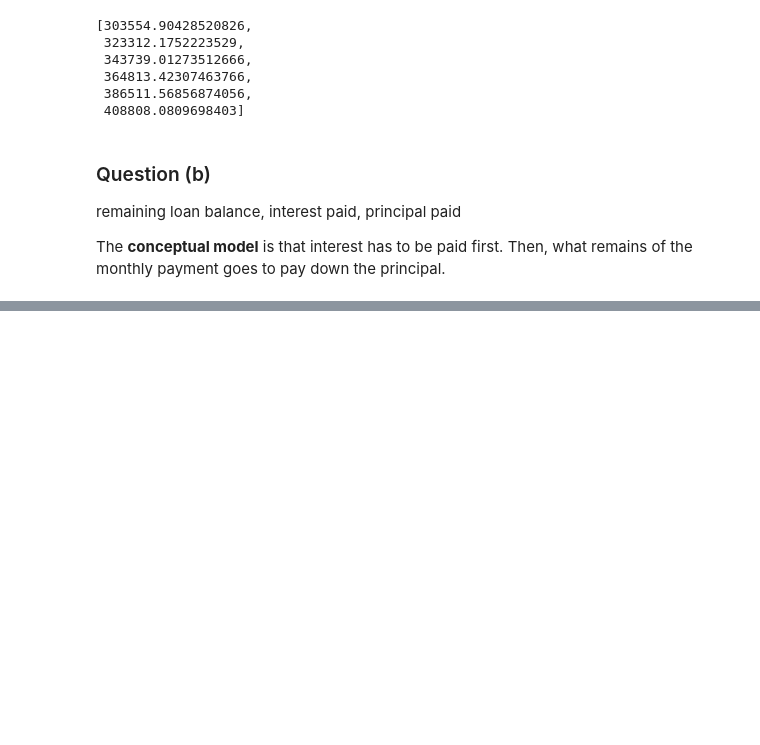
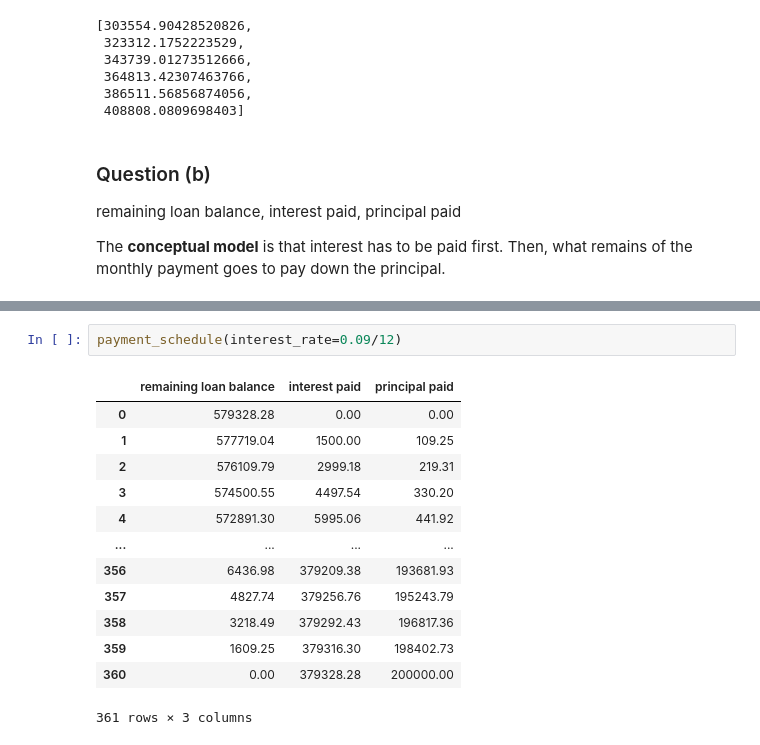
Before and after one commit to gnahz04/itsy, a Jupyter notebook: mortgage calculator.ipynb, the cells around one changed output, grey strips where cells are left out. Drawn from its saved outputs; the diff is of its cells as text; blank space fills up the shorter version.

```diff
--- a/mortgage calculator.ipynb
+++ b/mortgage calculator.ipynb
@@ -89,0 +91,16 @@ with pd.option_context('display.max_rows', None, 'display.max_columns', None, 'd
+# %%
+payment_schedule(interest_rate=0.09/12)
+# %% [output]
+|  | remaining loan balance | interest paid | principal paid |
+| 0 | 579328.28 | 0.00 | 0.00 |
+| 1 | 577719.04 | 1500.00 | 109.25 |
+| 2 | 576109.79 | 2999.18 | 219.31 |
+| 3 | 574500.55 | 4497.54 | 330.20 |
+| 4 | 572891.30 | 5995.06 | 441.92 |
+| ... | ... | ... | ... |
+| 356 | 6436.98 | 379209.38 | 193681.93 |
+| 357 | 4827.74 | 379256.76 | 195243.79 |
+| 358 | 3218.49 | 379292.43 | 196817.36 |
+| 359 | 1609.25 | 379316.30 | 198402.73 |
+| 360 | 0.00 | 379328.28 | 200000.00 |
+361 rows × 3 columns
```
Also changed, not shown: parts of 4 cells of this notebook.
